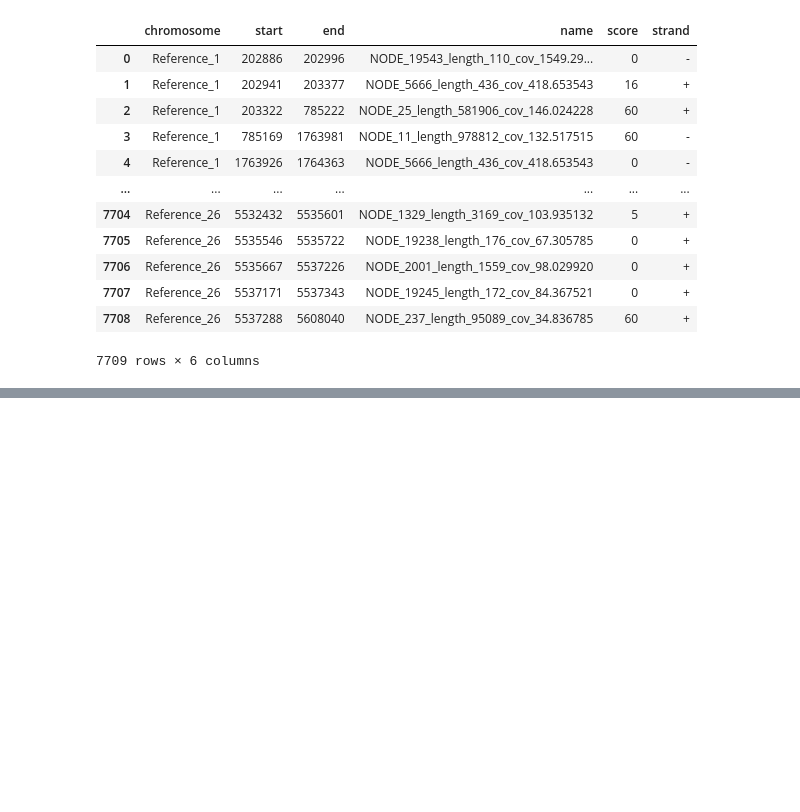
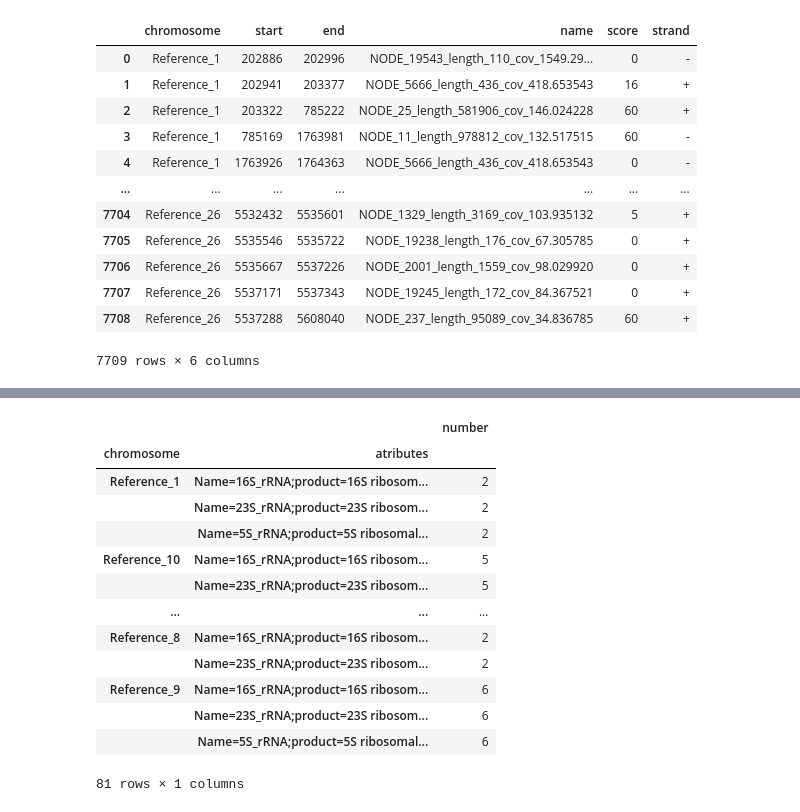
Before and after one commit to immbiochem/BI_2021_Python, a Jupyter notebook: Panda/mad_pandas_die_standing_up.ipynb, the cells around one changed output, grey strips where cells are left out. Saved outputs shown, nothing was run; the diff lists cells and outputs as text; code cells hidden in the pictures; blank space fills up the shorter version.

```diff
--- a/Panda/mad_pandas_die_standing_up.ipynb
+++ b/Panda/mad_pandas_die_standing_up.ipynb
@@ -305,0 +333,19 @@ bed
+# %%
+gff['number'] = np.ones(348)
+# %%
+pd.DataFrame(gff.groupby(['chromosome', 'atributes']).number.count())
+# %% [output]
+|  |  | number |
+| chromosome | atributes |  |
+| Reference_1 | Name=16S_rRNA;product=16S ribosom... | 2 |
+|  | Name=23S_rRNA;product=23S ribosom... | 2 |
+|  | Name=5S_rRNA;product=5S ribosomal... | 2 |
+| Reference_10 | Name=16S_rRNA;product=16S ribosom... | 5 |
+|  | Name=23S_rRNA;product=23S ribosom... | 5 |
+| ... | ... | ... |
+| Reference_8 | Name=16S_rRNA;product=16S ribosom... | 2 |
+|  | Name=23S_rRNA;product=23S ribosom... | 2 |
+| Reference_9 | Name=16S_rRNA;product=16S ribosom... | 6 |
+|  | Name=23S_rRNA;product=23S ribosom... | 6 |
+|  | Name=5S_rRNA;product=5S ribosomal... | 6 |
+81 rows × 1 columns
```
Also changed, not shown: parts of 5 cells of this notebook.
